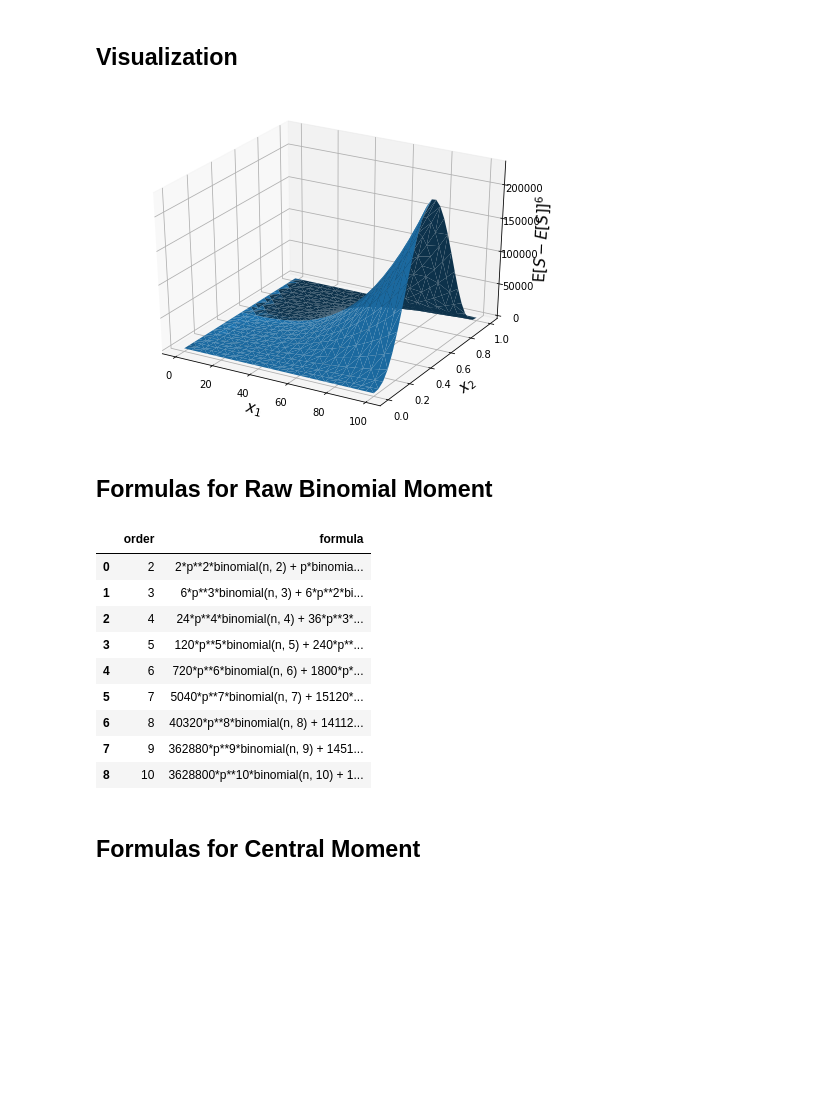
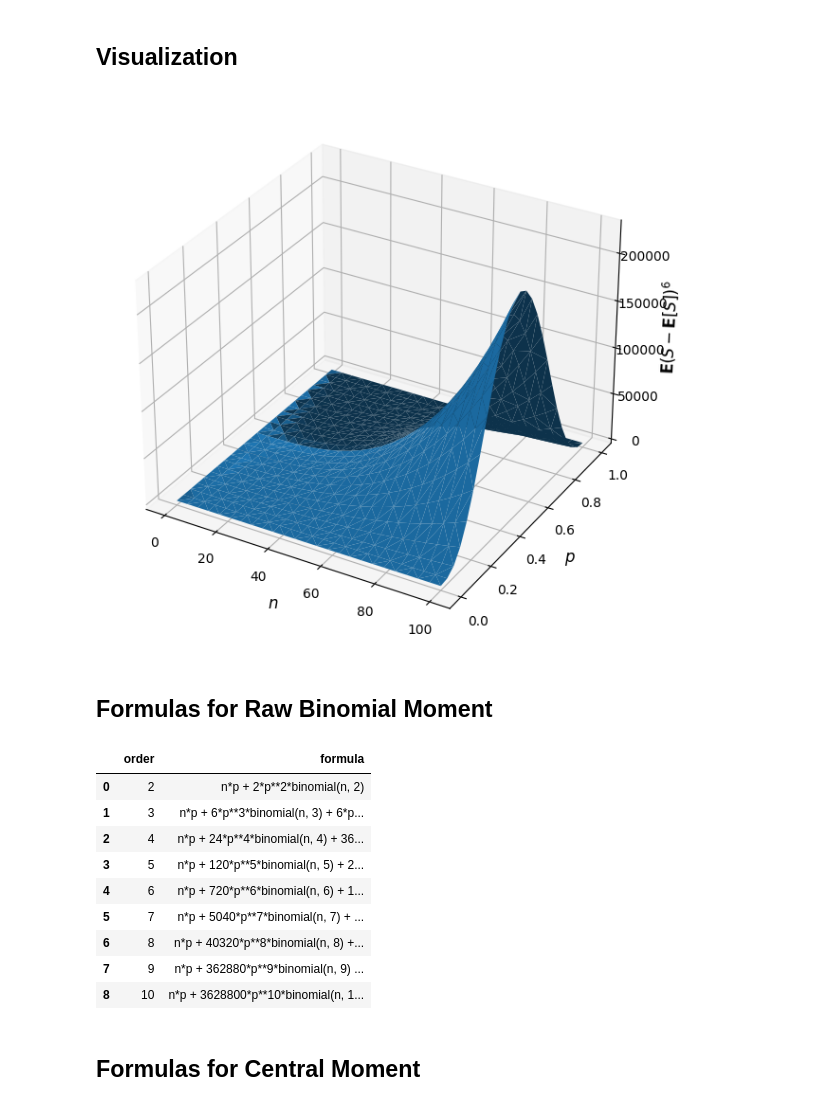
Before and after one commit to maciejskorski/binomial_moments, a Jupyter notebook: BinomialMoments.ipynb, the cells around one changed output. Drawn from its saved outputs; the diff is of its cells as text; code cells hidden in the pictures; blank space fills up the shorter version.

```diff
--- a/BinomialMoments.ipynb
+++ b/BinomialMoments.ipynb
@@ -16,17 +16,22 @@ from sympy.functions.combinatorial.factorials import FallingFactorial
 # %% [markdown]
 ## Implementation
 # %%
-def raw_binom_moment(n=Symbol('n'),p=Symbol('p'),d=2):
+n=Symbol('n')
+p=Symbol('p')
+q=Symbol('q')
+s=Symbol('sigma')
+
+def raw_binom_moment(d=2):
   outs = [binomial(n,k)*factorial(k)*stirling(d,k,kind=2)*p**k for k in range(d+1)]
   return sum(outs)
 
-def central_binom_moment1(n=Symbol('n'),p=Symbol('p'),d=2):
+def central_binom_moment1(d=2):
   ''' output as a poly in number of trials n and succes prob p '''
-  outs = []
+  out = 0
   for k in range(d+1):
-    out = sum(binomial(d,l)*(-1)**(d-l)*stirling(l,l-(d-k))*n**(d-l)*FallingFactorial(n,l-(d-k))*p**k for l in range(0,d+1))
-    outs.append(out)
-  return sum(outs).simplify()
+    out +=  binomial(d,d-k) * (-n*p)**k * raw_binom_moment(d=d-k)
+  out = out.simplify().simplify() # NOTE: a bug in Sympy requires to simplify twice...
+  return out
 
 def multinomial_coef(n,ks):
   if n!=sum(ks):
@@ -38,9 +43,6 @@ def multinomial_coef(n,ks):
 
 def central_binom_moment2(d=2):
   ''' output as poly in number of trials n, success prob p and q=1-p '''
-  n = Symbol('n')
-  p = Symbol('p')
-  q = Symbol('q')
   out = 0
   for k in range(1,int(d/2)+1):
     tmp = 0
@@ -57,10 +59,6 @@ def central_binom_moment_pretty1(d=2):
   ''' output as polynomial in number of trials and success variance '''
 
   out = central_binom_moment2(d=d).combsimp()
-  p = Symbol('p')
-  q = Symbol('q')
-  s = Symbol('sigma')
-  n = Symbol('n')
   out = out.subs(q,1-p)
   if d % 2 == 0:
     out = polys.groebner([out,s**2-p*(1-p)],p,n,s,order='lex')[-1]
@@ -74,8 +72,6 @@ def central_binom_moment_pretty2(d=2):
   ''' output as polynomial in number of trials and success variance '''
 
   out = central_binom_moment2(d=d)
-  p,q = Symbol('p'),Symbol('q')
-  s = Symbol('sigma')
   if d % 2 == 0:
     out = polys.symmetrize(out,gens=[p,q])[0]
   elif d % 2 == 1:
@@ -90,30 +86,33 @@ def central_binom_moment_pretty2(d=2):
 # %%
 import matplotlib.pyplot as plt
 from mpl_toolkits.mplot3d import Axes3D
 import numpy as np
 from sympy import lambdify
 
 fun = central_binom_moment1(d=6)
-fun = lambdify(fun.free_symbols,fun)
+fun = lambdify([n,p],fun)
 
 n_grid = 25
 
 ns = np.linspace(0,100,n_grid)
 ps = np.linspace(0,1,n_grid)
 
 ns,ps = np.meshgrid(ns,ps)
 z = fun(ns,ps)
 
 fig = plt.figure(figsize=(8,6))
-ax = fig.gca(projection='3d')
+#ax = fig.gca(projection='3d')
+ax = fig.add_subplot(projection='3d')
 ax.plot_trisurf(ns.ravel(),ps.ravel(),z.ravel())
 
-ax.set_xlabel('$x_1$', fontsize=15)
-ax.set_ylabel('$x_2$', fontsize=15)
-ax.set_zlabel('E[$S-E[S]]^6$', fontsize=15)
+ax.set_xlabel('$n$', fontsize=12)
+ax.set_ylabel('$p$', fontsize=12)
+ax.set_zlabel('$\mathbf{E}(S-\mathbf{E}[S])^6$', fontsize=12)
+
+plt.tight_layout()
 plt.show()
 # %% [output]
-[figure, old version]
+[figure, new version]
 # %%
 import pandas as pd
 
@@ -133,20 +132,20 @@ out = pd.DataFrame(out,columns=['order','formula'])
 pd.set_option('display.max_colwidth', None)
 out
 
-## to get latex code
+## to latex:
 #out['latex'] = out['formula'].apply(lambda s: '$'+sm.latex(s)+'$')
 #print(out[['latex']].to_latex(escape=False))
 # %% [output]
 |  | order | formula |
-| 0 | 2 | 2*p**2*binomial(n, 2) + p*binomia... |
-| 1 | 3 | 6*p**3*binomial(n, 3) + 6*p**2*bi... |
-| 2 | 4 | 24*p**4*binomial(n, 4) + 36*p**3*... |
-| 3 | 5 | 120*p**5*binomial(n, 5) + 240*p**... |
-| 4 | 6 | 720*p**6*binomial(n, 6) + 1800*p*... |
-| 5 | 7 | 5040*p**7*binomial(n, 7) + 15120*... |
-| 6 | 8 | 40320*p**8*binomial(n, 8) + 14112... |
-| 7 | 9 | 362880*p**9*binomial(n, 9) + 1451... |
-| 8 | 10 | 3628800*p**10*binomial(n, 10) + 1... |
+| 0 | 2 | n*p + 2*p**2*binomial(n, 2) |
+| 1 | 3 | n*p + 6*p**3*binomial(n, 3) + 6*p... |
+| 2 | 4 | n*p + 24*p**4*binomial(n, 4) + 36... |
+| 3 | 5 | n*p + 120*p**5*binomial(n, 5) + 2... |
+| 4 | 6 | n*p + 720*p**6*binomial(n, 6) + 1... |
+| 5 | 7 | n*p + 5040*p**7*binomial(n, 7) + ... |
+| 6 | 8 | n*p + 40320*p**8*binomial(n, 8) +... |
+| 7 | 9 | n*p + 362880*p**9*binomial(n, 9) ... |
+| 8 | 10 | n*p + 3628800*p**10*binomial(n, 1... |
 # %% [markdown]
 ## Formulas for Central Moment
 # %%
```
Also changed, not shown: parts of 2 cells of this notebook.
